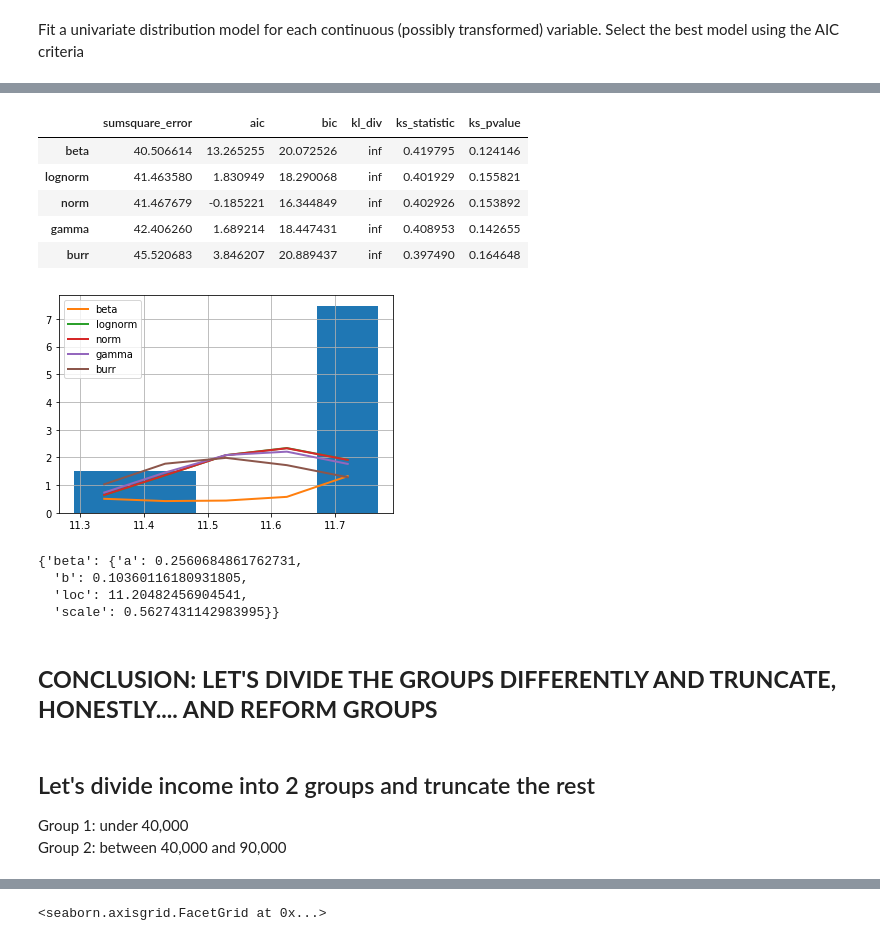
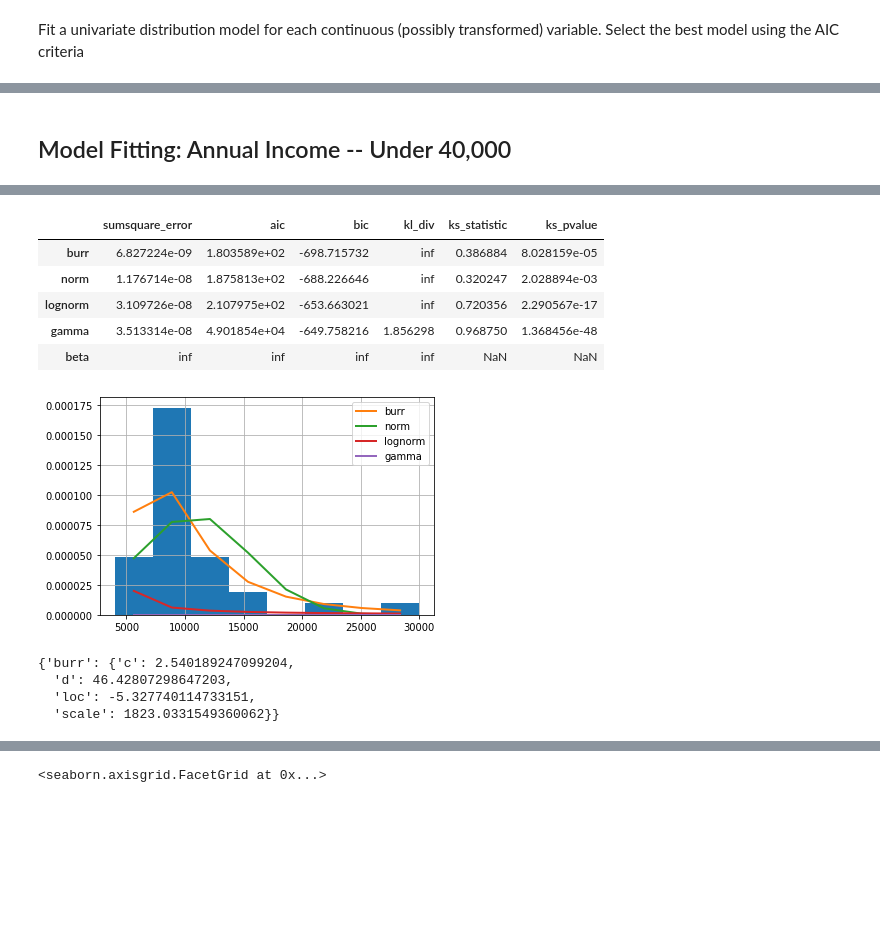
Before and after one commit to emilienaples/people_news_trust, a Jupyter notebook: people_news.ipynb, the cells around one changed output, grey strips where cells are left out. Drawn from its saved outputs; the diff is of its cells as text; code cells hidden in the pictures; blank space fills up the shorter version.

```diff
--- a/people_news.ipynb
+++ b/people_news.ipynb
@@ -517,32 +287,14 @@ f_income_bet_40_80.get_best(method = 'sumsquare_error')
-# %%
-from fitter import Fitter, get_common_distributions, get_distributions
-income_over_80 = over_80_log.values
-f_income_over_80 = Fitter(income_over_80,
-           distributions=['gamma',
-                          'lognorm',
-                          "beta",
-                          "burr",
-                          "norm"], bins=5)
-f_income_over_80.fit()
-f_income_over_80.summary()
-# %% [output]
-|  | sumsquare_error | aic | bic | kl_div | ks_statistic | ks_pvalue |
-| beta | 40.506614 | 13.265255 | 20.072526 | inf | 0.419795 | 0.124146 |
-| lognorm | 41.463580 | 1.830949 | 18.290068 | inf | 0.401929 | 0.155821 |
-| norm | 41.467679 | -0.185221 | 16.344849 | inf | 0.402926 | 0.153892 |
-| gamma | 42.406260 | 1.689214 | 18.447431 | inf | 0.408953 | 0.142655 |
-| burr | 45.520683 | 3.846207 | 20.889437 | inf | 0.397490 | 0.164648 |
-[figure, removed]
-# %%
-f_income_over_80.get_best(method = 'sumsquare_error')
-# %% [output]
-{'beta': {'a': 0.2560684861762731,
-  'b': 0.10360116180931805,
-  'loc': 11.20482456904541,
-  'scale': 0.5627431142983995}}
-# %% [markdown]
-## **CONCLUSION: LET'S DIVIDE THE GROUPS DIFFERENTLY AND TRUNCATE, HONESTLY.... AND REFORM GROUPS**
-# %% [markdown]
-## Let's divide income into 2 groups and truncate the rest
-Group 1: under 40,000
-Group 2: between 40,000 and 90,000
+# %% [markdown]
+## Model Fitting: Annual Income -- Under 40,000
+# %%
+from fitter import Fitter, get_common_distributions, get_distributions
+income_under_40 = under_40['Annual Income']
+f_income_under_40 = Fitter(income_under_40,
+           distributions=['gamma',
+                          'lognorm',
+                          "beta",
+                          "burr",
+                          "norm"], bins=8)
+f_income_under_40.fit()
+f_income_under_40.summary()
+# %% [output]
@@ -548,0 +302,14 @@ Group 2: between 40,000 and 90,000
+|  | sumsquare_error | aic | bic | kl_div | ks_statistic | ks_pvalue |
+| burr | 6.827224e-09 | 1.803589e+02 | -698.715732 | inf | 0.386884 | 8.028159e-05 |
+| norm | 1.176714e-08 | 1.875813e+02 | -688.226646 | inf | 0.320247 | 2.028894e-03 |
+| lognorm | 3.109726e-08 | 2.107975e+02 | -653.663021 | inf | 0.720356 | 2.290567e-17 |
+| gamma | 3.513314e-08 | 4.901854e+04 | -649.758216 | 1.856298 | 0.968750 | 1.368456e-48 |
+| beta | inf | inf | inf | inf | NaN | NaN |
+[figure, added]
+# %%
+f_income_under_40.get_best(method = 'aic')
+# %% [output]
+{'burr': {'c': 2.540189247099204,
+  'd': 46.42807298647203,
+  'loc': -5.327740114733151,
+  'scale': 1823.0331549360062}}
```
Also changed, not shown: parts of 122 cells of this notebook.
